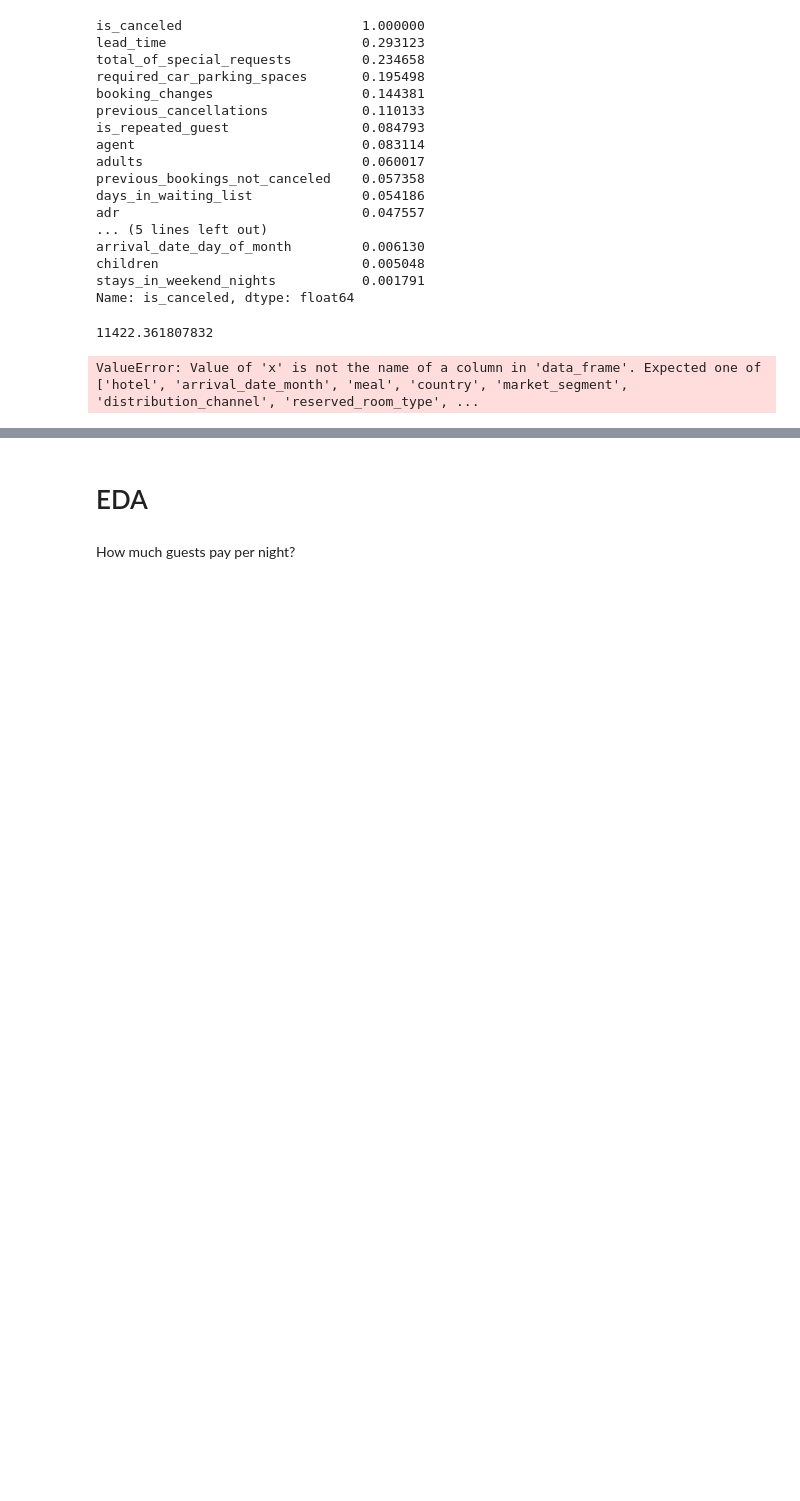
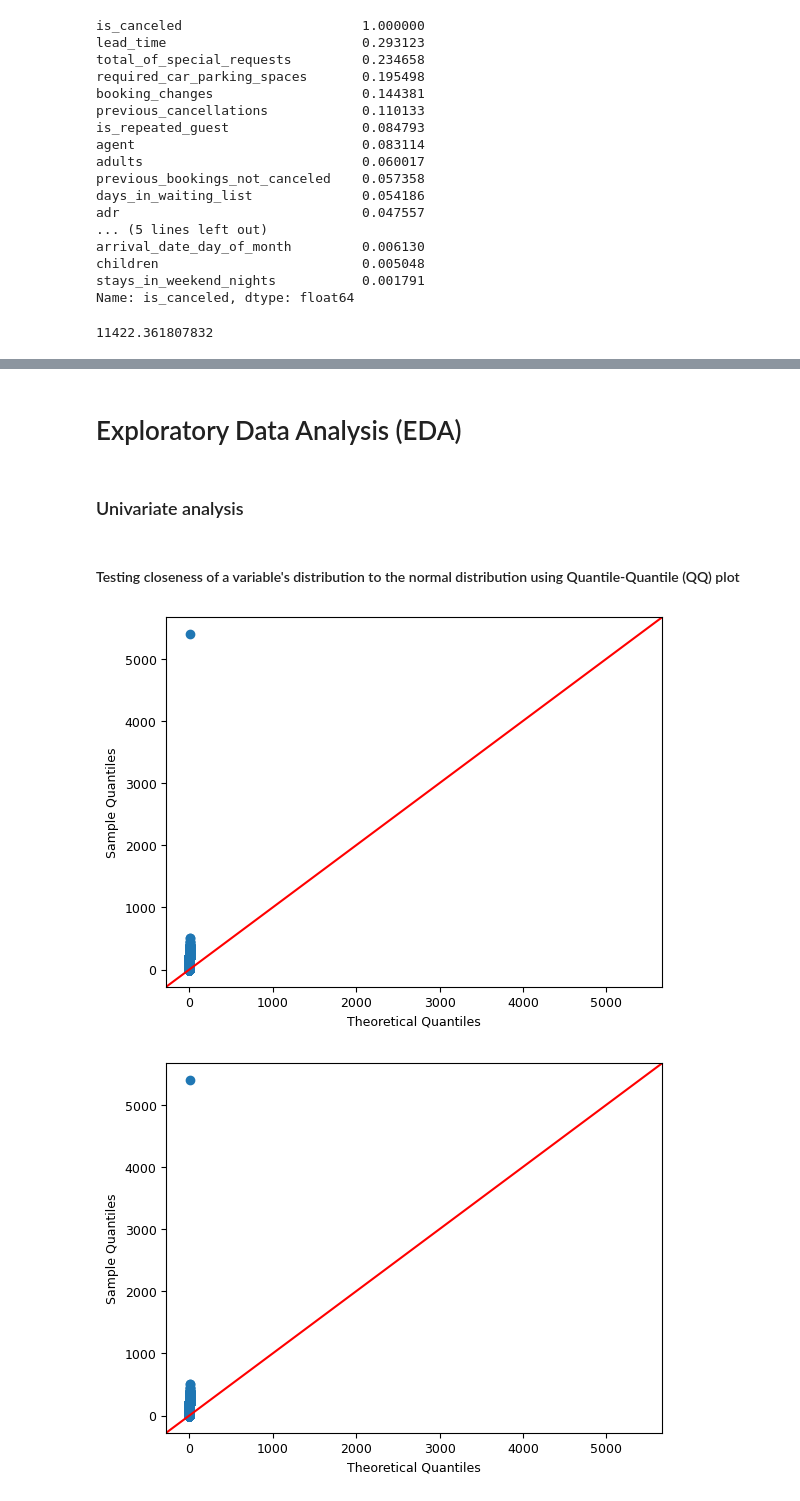
Before and after one commit to midoplays/DAProject, a Jupyter notebook: project.ipynb, the cells around one changed output, grey strips where cells are left out. Drawn from its saved outputs; the diff is of its cells as text; code cells hidden in the pictures; blank space fills up the shorter version.

```diff
--- a/project.ipynb
+++ b/project.ipynb
@@ -478,16 +469,17 @@ col = df.lead_time
 col.var()
 # %% [output]
 11422.361807832
-# %%
-import plotly.express as px
-
-fig = px.histogram(cat_df, x="lead_time", histnorm='probability density')
-fig.show()
-# %% [output]
-ValueError: Value of 'x' is not the name of a column in 'data_frame'. Expected one of ['hotel', 'arrival_date_month', 'meal', 'country', 'market_segment', 'distribution_channel', 'reserved_room_type', ...
 # %% [markdown]
 ![Alt text](https://miro.medium.com/max/628/1%2AFPnhYs6cs3ipUKIZhl9caA.png)
 # %% [markdown]
-# EDA
+# Exploratory Data Analysis (EDA)
-# %% [markdown]
-How much guests pay per night?
+# %% [markdown]
+### Univariate analysis
+# %% [markdown]
+#### Testing closeness of a variable's distribution to the normal distribution using Quantile-Quantile (QQ) plot
+# %%
+import statsmodels.api as sm
+sm.qqplot(df.adr, line ='45')
+# %% [output]
+[figure, added]
+[figure, added]
```
Also changed, not shown: parts of 39 cells of this notebook, 1 other file.
